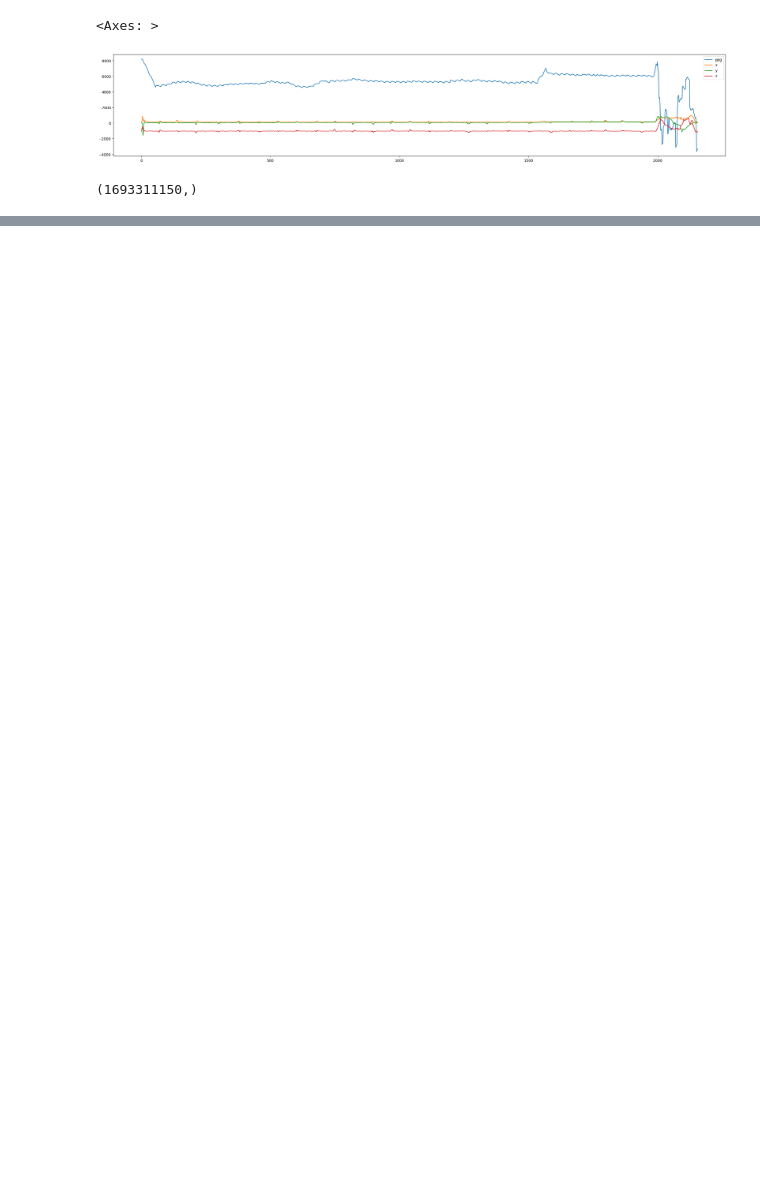
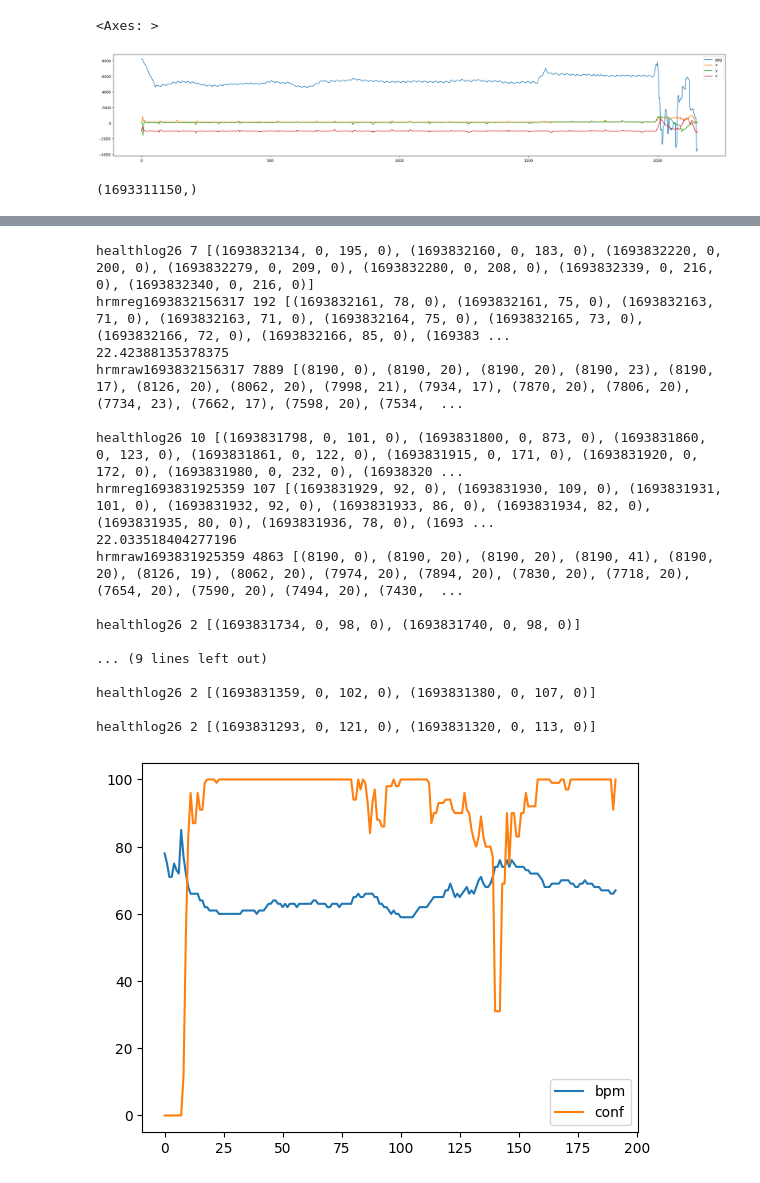
Before and after one commit to velaboratory/bangle, a Jupyter notebook: sync_server/analyze.ipynb, the cells around one changed output, grey strips where cells are left out. Saved outputs shown, nothing was run; the diff lists cells and outputs as text; code cells hidden in the pictures; blank space fills up the shorter version.

```diff
--- a/sync_server/analyze.ipynb
+++ b/sync_server/analyze.ipynb
@@ -73,0 +21,13 @@ hrmlog22
+# %%
+
+
+import sqlite3
+import pandas as pd
+import struct
+import binascii;
+import datetime
+with sqlite3.connect("app.db") as con:
+    res = con.execute("select uuid, hex(data) from data_sync where complete=1 order by dt desc")
+    all_data = res.fetchall()
+    for t in all_data[0:5]:
+        print(t)
@@ -73,0 +51,53 @@ hrmlog22
+# %%
+
+
+import sqlite3
+import pandas as pd
+import struct
+import binascii;
+import datetime
+import base64
+with sqlite3.connect("app.db") as con:
+    res = con.execute("select uuid, hex(data) from data_sync where complete=1 order by dt desc")
+    all_data = res.fetchall()
+    for t in all_data[0:10]:
+        files = bytearray.fromhex(t[1]).decode().split("\n")
+        for f in files:
+            parts = f.split(":")
+            filename = parts[0]
+            data = base64.b64decode(parts[1])
+            if "hrmraw" in filename:
+                data = list(struct.iter_unpack(">HB",data))
+                df_raw = pd.DataFrame(data,columns=["value","time_delta"])
+                df_raw["time"] = df_raw.time_delta.cumsum()
+
+                if(len(data) > 0): df_raw.plot(x="time",y="value")
+                print(df_raw.time_delta.mean())
+            elif "hrmreg" in filename:
+                data = list(struct.iter_unpack(">IBB",data))
+                df_reg = pd.DataFrame(data,columns=["time","bpm","conf"])
+                if(len(data) > 0): df_reg[["bpm","conf"]].plot()
+            elif "healthlog" in filename:
+                data = list(struct.iter_unpack(">IHHB",data))
+            print(filename, len(data), data)
+
+        print()
+# %% [output]
+healthlog26 7 [(1693832134, 0, 195, 0), (1693832160, 0, 183, 0), (1693832220, 0, 200, 0), (1693832279, 0, 209, 0), (1693832280, 0, 208, 0), (1693832339, 0, 216, 0), (1693832340, 0, 216, 0)]
+hrmreg1693832156317 192 [(1693832161, 78, 0), (1693832161, 75, 0), (1693832163, 71, 0), (1693832163, 71, 0), (1693832164, 75, 0), (1693832165, 73, 0), (1693832166, 72, 0), (1693832166, 85, 0), (169383 ...
+22.42388135378375
+hrmraw1693832156317 7889 [(8190, 0), (8190, 20), (8190, 20), (8190, 23), (8190, 17), (8126, 20), (8062, 20), (7998, 21), (7934, 17), (7870, 20), (7806, 20), (7734, 23), (7662, 17), (7598, 20), (7534,  ...
+
+healthlog26 10 [(1693831798, 0, 101, 0), (1693831800, 0, 873, 0), (1693831860, 0, 123, 0), (1693831861, 0, 122, 0), (1693831915, 0, 171, 0), (1693831920, 0, 172, 0), (1693831980, 0, 232, 0), (16938320 ...
+hrmreg1693831925359 107 [(1693831929, 92, 0), (1693831930, 109, 0), (1693831931, 101, 0), (1693831932, 92, 0), (1693831933, 86, 0), (1693831934, 82, 0), (1693831935, 80, 0), (1693831936, 78, 0), (1693 ...
+22.033518404277196
+hrmraw1693831925359 4863 [(8190, 0), (8190, 20), (8190, 20), (8190, 41), (8190, 20), (8126, 19), (8062, 20), (7974, 20), (7894, 20), (7830, 20), (7718, 20), (7654, 20), (7590, 20), (7494, 20), (7430,  ...
+
+healthlog26 2 [(1693831734, 0, 98, 0), (1693831740, 0, 98, 0)]
+
+... (9 lines left out)
+
+healthlog26 2 [(1693831359, 0, 102, 0), (1693831380, 0, 107, 0)]
+
+healthlog26 2 [(1693831293, 0, 121, 0), (1693831320, 0, 113, 0)]
+[figure, added]
```
Also changed, not shown: parts of 3 cells of this notebook, 2 other files.
